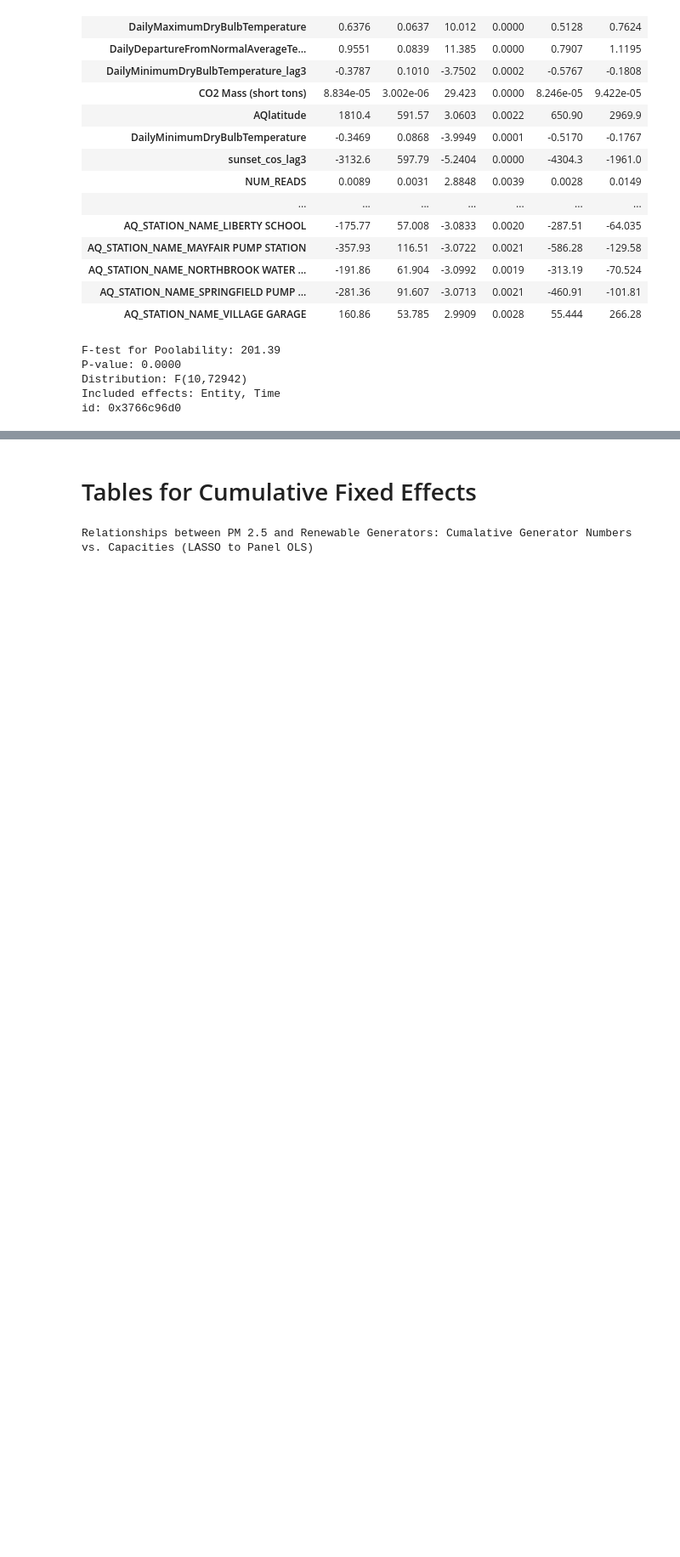
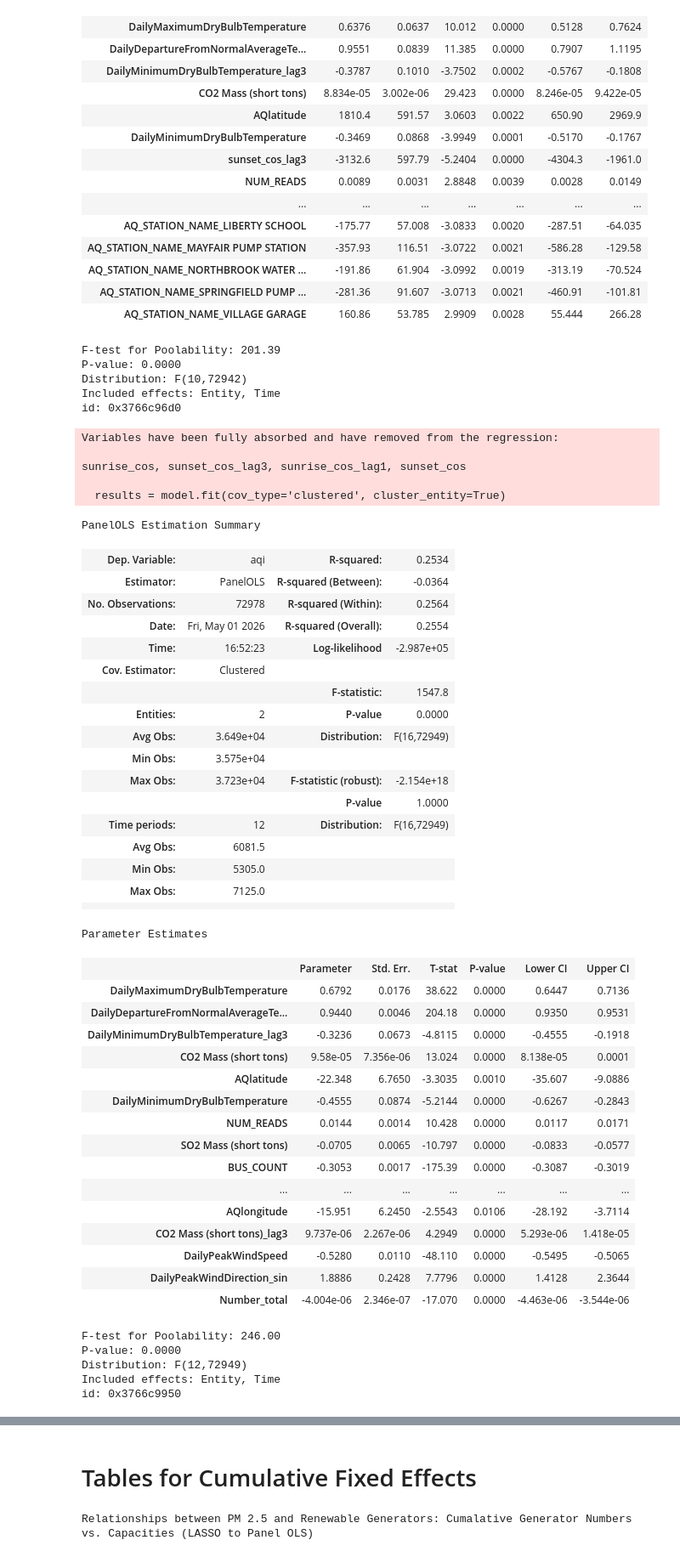
Before and after one commit to griffinberonio/AAE-724-Repo, a Jupyter notebook: Final_Model_Analysis.ipynb, the cells around one changed output, grey strips where cells are left out. Shown at 85% size. Saved outputs shown, nothing was run; the diff lists cells and outputs as text; code cells hidden in the pictures; blank space fills up the shorter version.

Commit message:
updated cumulative independent variable regressions

```diff
--- a/Final_Model_Analysis.ipynb
+++ b/Final_Model_Analysis.ipynb
@@ -1747,3 +1747,53 @@ P-value: 0.0000
 Distribution: F(10,72942)
 Included effects: Entity, Time
 id: 0x3766c96d0
+# %%
+# Using cumulative variables and month fixed effects:
+AQI_NUMTOT_MONTH = model_4_lasso_panel(totaldataframe, x_aqi_num_total, y_aqi, fe3)
+AQI_NUMTOT_MONTH
+# %% [output]
+Variables have been fully absorbed and have removed from the regression:
+
+sunrise_cos, sunset_cos_lag3, sunrise_cos_lag1, sunset_cos
+
+  results = model.fit(cov_type='clustered', cluster_entity=True)
+PanelOLS Estimation Summary
+| Dep. Variable: | aqi | R-squared: | 0.2534 |
+| Estimator: | PanelOLS | R-squared (Between): | -0.0364 |
+| No. Observations: | 72978 | R-squared (Within): | 0.2564 |
+| Date: | Fri, May 01 2026 | R-squared (Overall): | 0.2554 |
+| Time: | 16:52:23 | Log-likelihood | -2.987e+05 |
+| Cov. Estimator: | Clustered |  |  |
+|  |  | F-statistic: | 1547.8 |
+| Entities: | 2 | P-value | 0.0000 |
+| Avg Obs: | 3.649e+04 | Distribution: | F(16,72949) |
+| Min Obs: | 3.575e+04 |  |  |
+| Max Obs: | 3.723e+04 | F-statistic (robust): | -2.154e+18 |
+|  |  | P-value | 1.0000 |
+| Time periods: | 12 | Distribution: | F(16,72949) |
+| Avg Obs: | 6081.5 |  |  |
+| Min Obs: | 5305.0 |  |  |
+| Max Obs: | 7125.0 |  |  |
+|  |  |  |  |
+Parameter Estimates
+|  | Parameter | Std. Err. | T-stat | P-value | Lower CI | Upper CI |
+| DailyMaximumDryBulbTemperature | 0.6792 | 0.0176 | 38.622 | 0.0000 | 0.6447 | 0.7136 |
+| DailyDepartureFromNormalAverageTe... | 0.9440 | 0.0046 | 204.18 | 0.0000 | 0.9350 | 0.9531 |
+| DailyMinimumDryBulbTemperature_lag3 | -0.3236 | 0.0673 | -4.8115 | 0.0000 | -0.4555 | -0.1918 |
+| CO2 Mass (short tons) | 9.58e-05 | 7.356e-06 | 13.024 | 0.0000 | 8.138e-05 | 0.0001 |
+| AQlatitude | -22.348 | 6.7650 | -3.3035 | 0.0010 | -35.607 | -9.0886 |
+| DailyMinimumDryBulbTemperature | -0.4555 | 0.0874 | -5.2144 | 0.0000 | -0.6267 | -0.2843 |
+| NUM_READS | 0.0144 | 0.0014 | 10.428 | 0.0000 | 0.0117 | 0.0171 |
+| SO2 Mass (short tons) | -0.0705 | 0.0065 | -10.797 | 0.0000 | -0.0833 | -0.0577 |
+| BUS_COUNT | -0.3053 | 0.0017 | -175.39 | 0.0000 | -0.3087 | -0.3019 |
+| ... | ... | ... | ... | ... | ... | ... |
+| AQlongitude | -15.951 | 6.2450 | -2.5543 | 0.0106 | -28.192 | -3.7114 |
+| CO2 Mass (short tons)_lag3 | 9.737e-06 | 2.267e-06 | 4.2949 | 0.0000 | 5.293e-06 | 1.418e-05 |
+| DailyPeakWindSpeed | -0.5280 | 0.0110 | -48.110 | 0.0000 | -0.5495 | -0.5065 |
+| DailyPeakWindDirection_sin | 1.8886 | 0.2428 | 7.7796 | 0.0000 | 1.4128 | 2.3644 |
+| Number_total | -4.004e-06 | 2.346e-07 | -17.070 | 0.0000 | -4.463e-06 | -3.544e-06 |
+F-test for Poolability: 246.00
+P-value: 0.0000
+Distribution: F(12,72949)
+Included effects: Entity, Time
+id: 0x3766c9950
```
Also changed, not shown: parts of 3 cells of this notebook, 1 other file.
